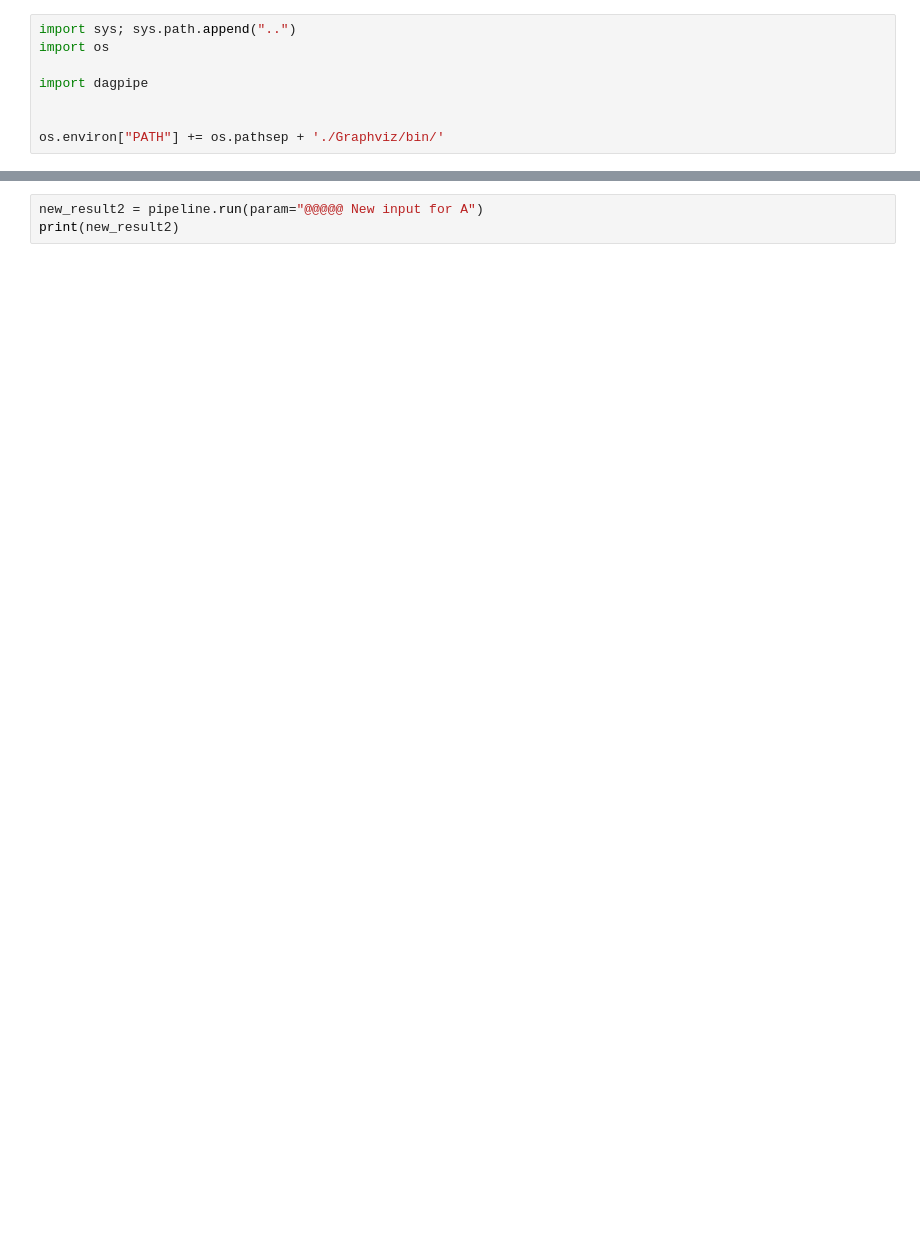
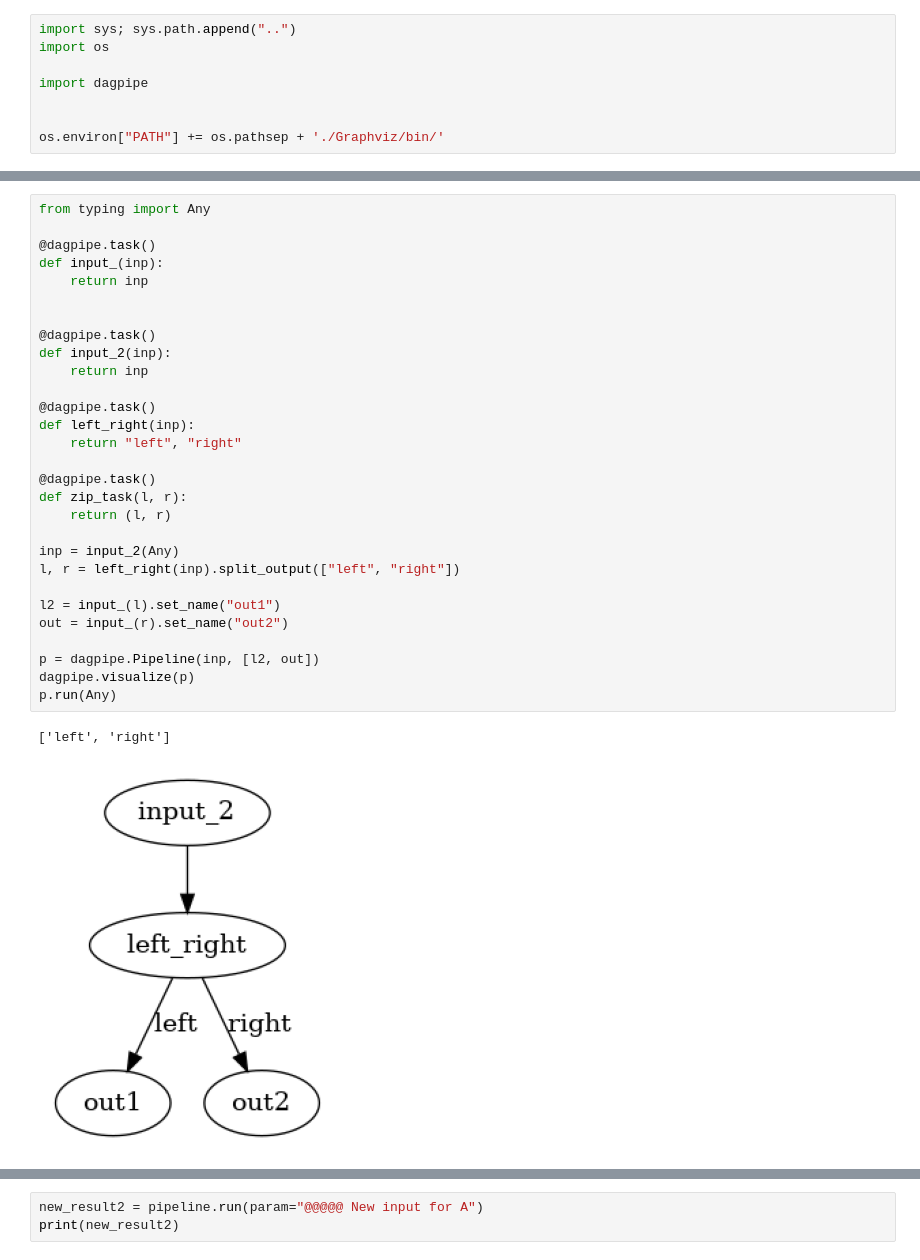
Before and after one commit to WojciechBogobowicz/dagpipe, a Jupyter notebook: notebooks/poc.ipynb, the cells around one changed output, grey strips where cells are left out. Cells and saved outputs as stored; diff of their text form; blank space fills up the shorter version.

Commit message:
inputs and outputs displays on the same level

```diff
--- a/notebooks/poc.ipynb
+++ b/notebooks/poc.ipynb
@@ -31,0 +36,32 @@ simple_pipeline.run()
+# %%
+from typing import Any
+
+@dagpipe.task()
+def input_(inp):
+    return inp
+
+
+@dagpipe.task()
+def input_2(inp):
+    return inp
+
+@dagpipe.task()
+def left_right(inp):
+    return "left", "right"
+
+@dagpipe.task()
+def zip_task(l, r):
+    return (l, r)
+
+inp = input_2(Any)
+l, r = left_right(inp).split_output(["left", "right"])
+
+l2 = input_(l).set_name("out1")
+out = input_(r).set_name("out2")
+
+p = dagpipe.Pipeline(inp, [l2, out])
+dagpipe.visualize(p)
+p.run(Any)
+# %% [output]
+['left', 'right']
+[figure, added]
```
Also changed, not shown: parts of 7 cells of this notebook, 1 other file.
